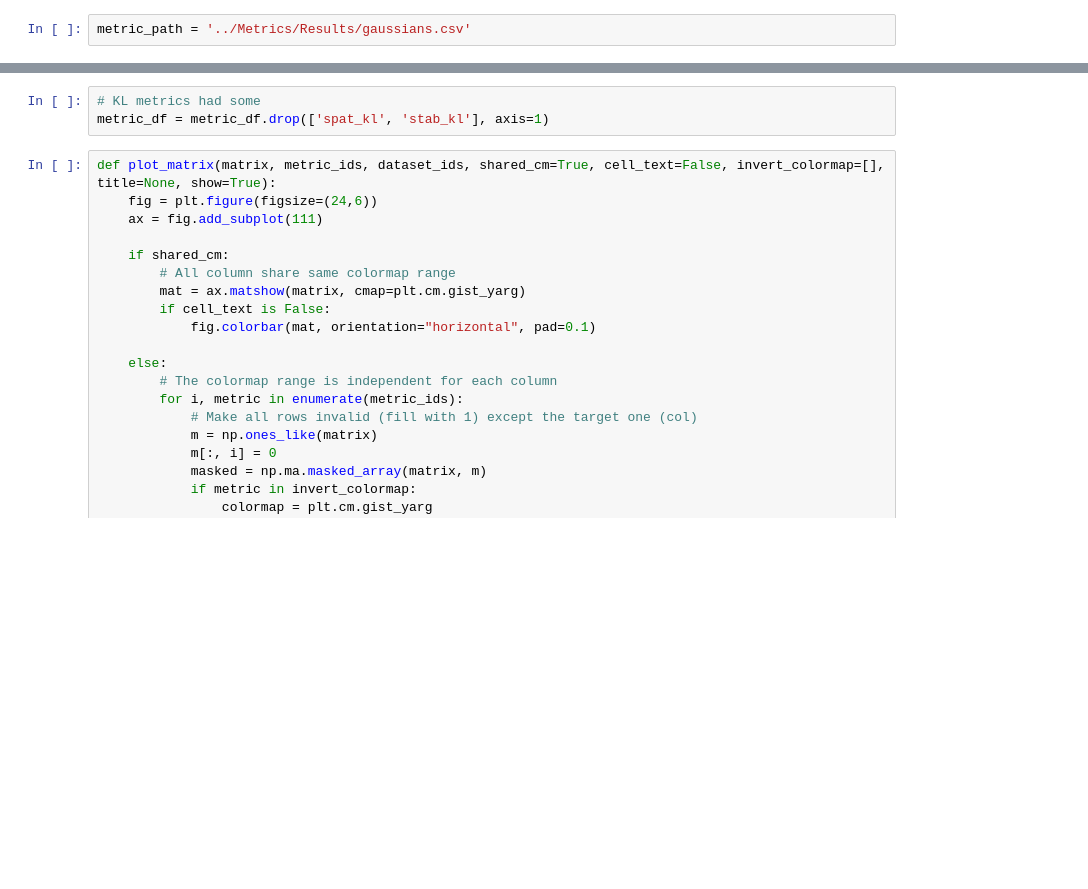
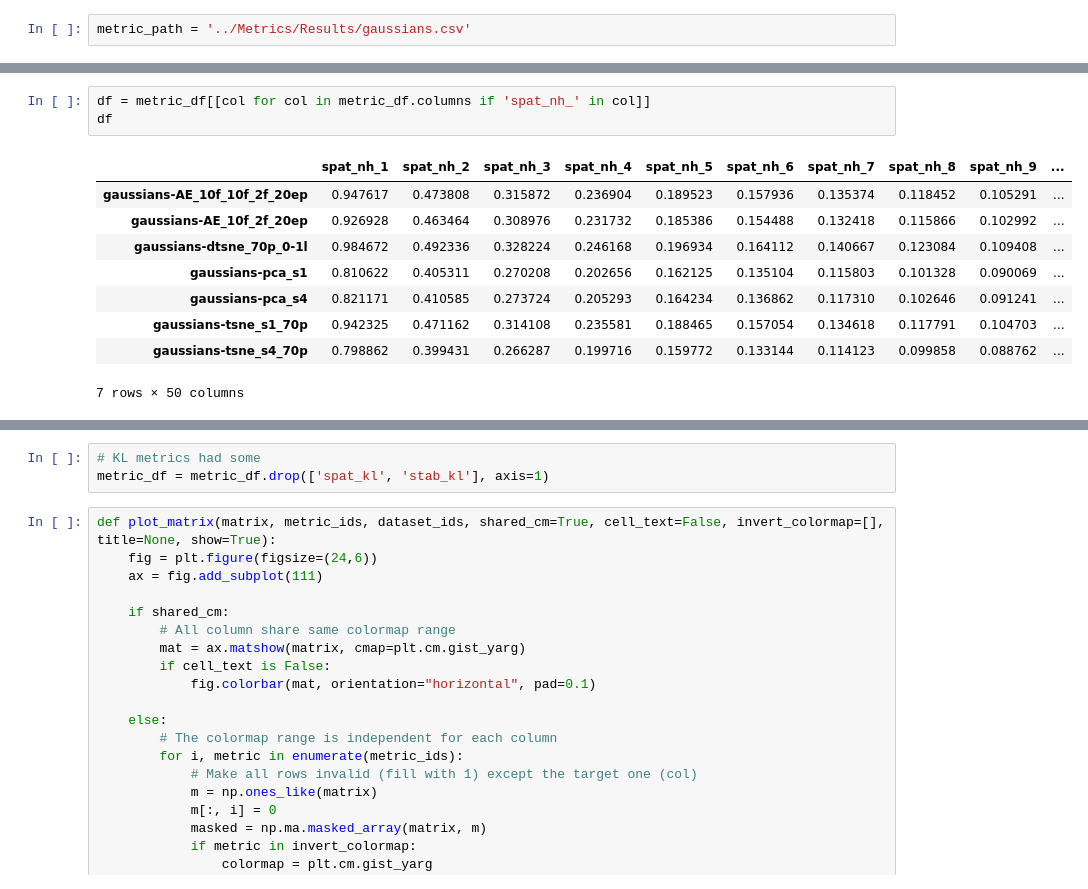
Before and after one commit to EduardoVernier/dynamic-projections, a Jupyter notebook: Plots/template.ipynb, the cells around one changed output, grey strips where cells are left out. Cells and saved outputs as stored; diff of their text form; blank space fills up the shorter version.

```diff
--- a/Plots/template.ipynb
+++ b/Plots/template.ipynb
@@ -19,0 +33,13 @@ metric_df
+# %%
+df = metric_df[[col for col in metric_df.columns if 'spat_nh_' in col]]
+df
+# %% [output]
+|  | spat_nh_1 | spat_nh_2 | spat_nh_3 | spat_nh_4 | spat_nh_5 | spat_nh_6 | spat_nh_7 | spat_nh_8 | spat_nh_9 | ... |
+| gaussians-AE_10f_10f_2f_20ep | 0.947617 | 0.473808 | 0.315872 | 0.236904 | 0.189523 | 0.157936 | 0.135374 | 0.118452 | 0.105291 | ... |
+| gaussians-AE_10f_2f_20ep | 0.926928 | 0.463464 | 0.308976 | 0.231732 | 0.185386 | 0.154488 | 0.132418 | 0.115866 | 0.102992 | ... |
+| gaussians-dtsne_70p_0-1l | 0.984672 | 0.492336 | 0.328224 | 0.246168 | 0.196934 | 0.164112 | 0.140667 | 0.123084 | 0.109408 | ... |
+| gaussians-pca_s1 | 0.810622 | 0.405311 | 0.270208 | 0.202656 | 0.162125 | 0.135104 | 0.115803 | 0.101328 | 0.090069 | ... |
+| gaussians-pca_s4 | 0.821171 | 0.410585 | 0.273724 | 0.205293 | 0.164234 | 0.136862 | 0.117310 | 0.102646 | 0.091241 | ... |
+| gaussians-tsne_s1_70p | 0.942325 | 0.471162 | 0.314108 | 0.235581 | 0.188465 | 0.157054 | 0.134618 | 0.117791 | 0.104703 | ... |
+| gaussians-tsne_s4_70p | 0.798862 | 0.399431 | 0.266287 | 0.199716 | 0.159772 | 0.133144 | 0.114123 | 0.099858 | 0.088762 | ... |
+7 rows × 50 columns
```
Also changed, not shown: parts of 6 cells of this notebook, 3 other files.
